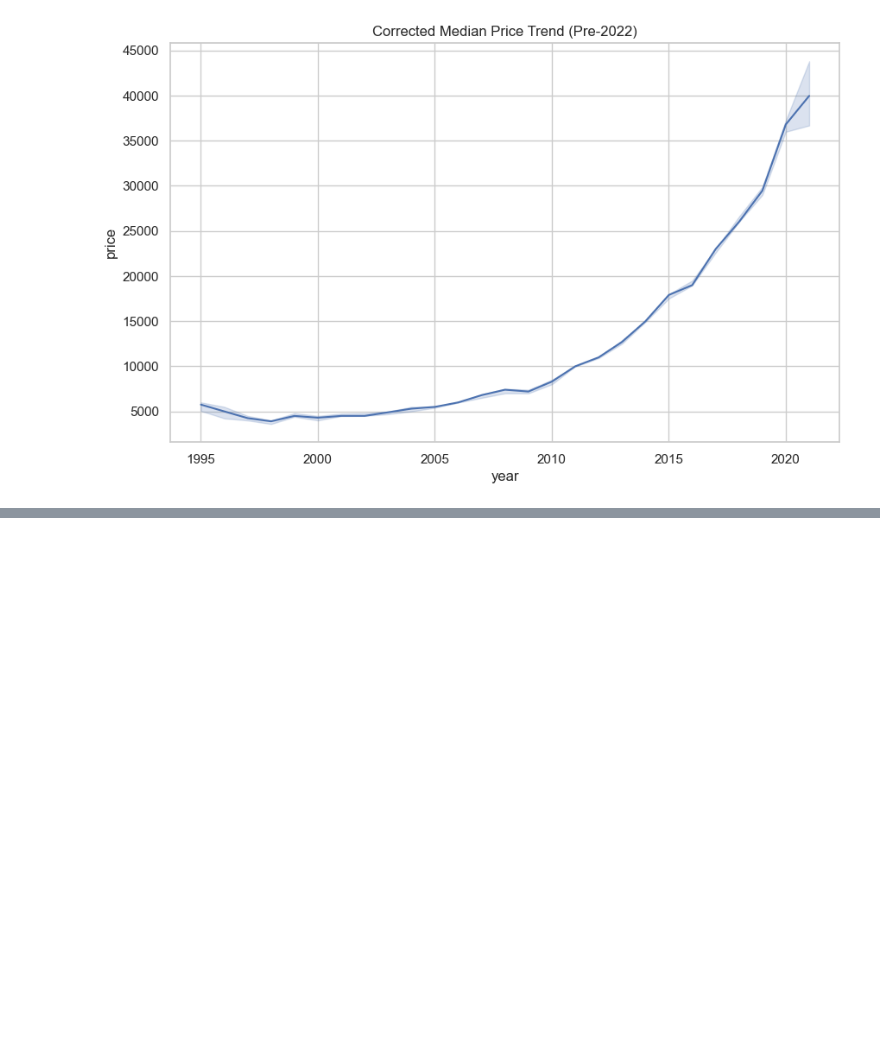
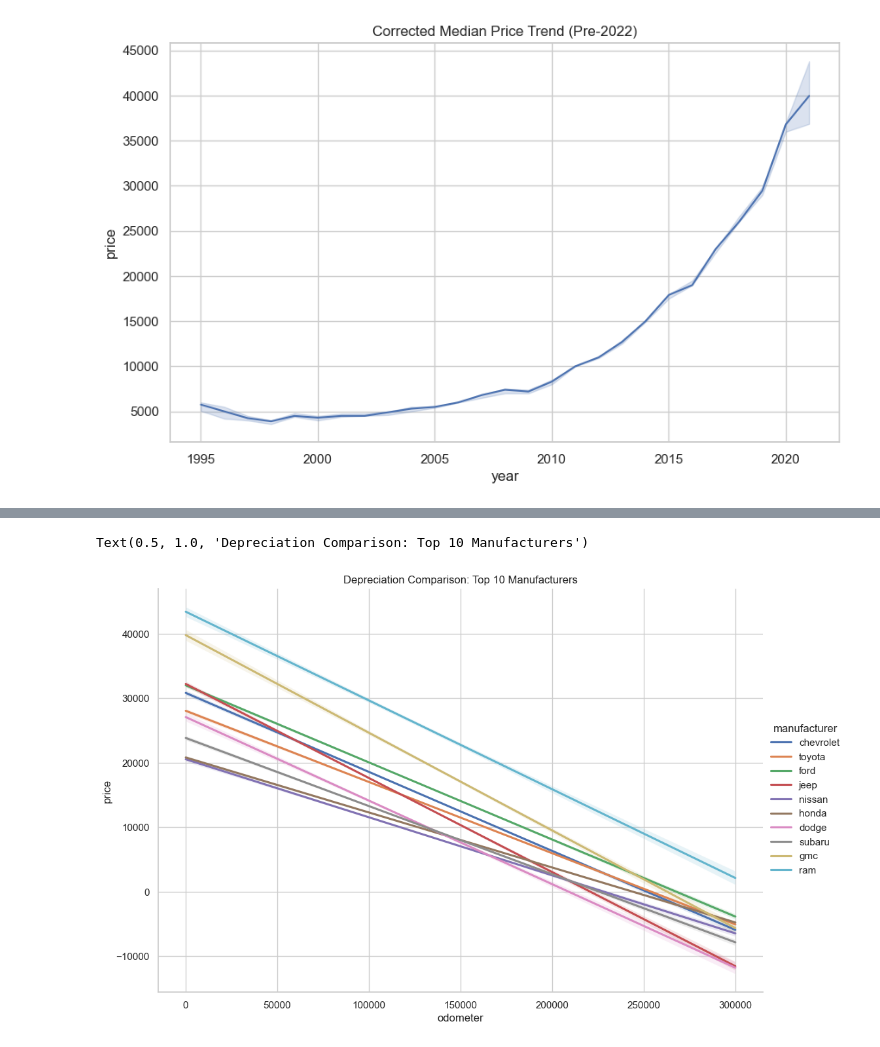
Before and after one commit to jayc888/Proyecto_nuevo_2026, a Jupyter notebook: src/explore.ipynb, the cells around one changed output, grey strips where cells are left out. Saved outputs shown, nothing was run; the diff lists cells and outputs as text; code cells hidden in the pictures; blank space fills up the shorter version.

```diff
--- a/src/explore.ipynb
+++ b/src/explore.ipynb
@@ -1148,0 +1190,12 @@ plt.show()
+# %%
+# Identify the top 10 manufacturers by count
+top_10 = df2['manufacturer'].value_counts().head(10).index
+
+# Filter and plot
+top_df = df2[df2['manufacturer'].isin(top_10)]
+sns.lmplot(data=top_df, x='odometer', y='price', hue='manufacturer',
+           scatter=False, height=7, aspect=1.5)
+plt.title('Depreciation Comparison: Top 10 Manufacturers')
+# %% [output]
+Text(0.5, 1.0, 'Depreciation Comparison: Top 10 Manufacturers')
+[figure, added]
```
Also changed, not shown: parts of 34 cells of this notebook.
